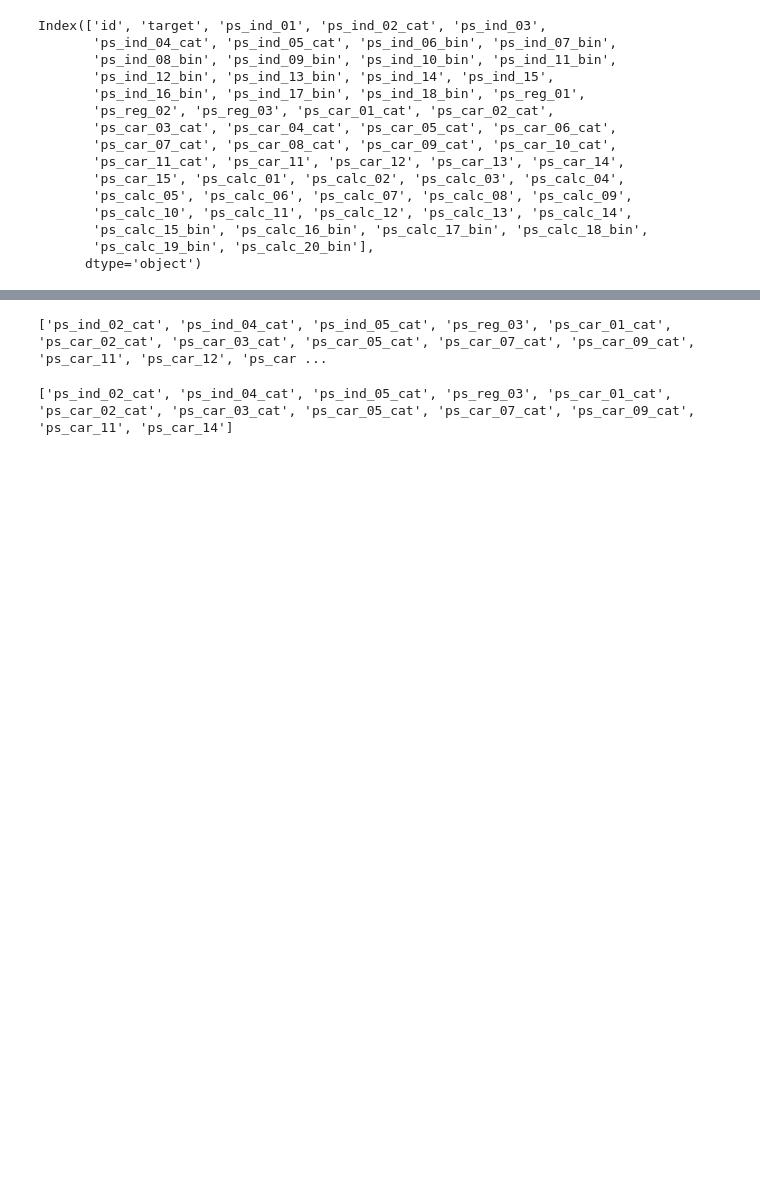
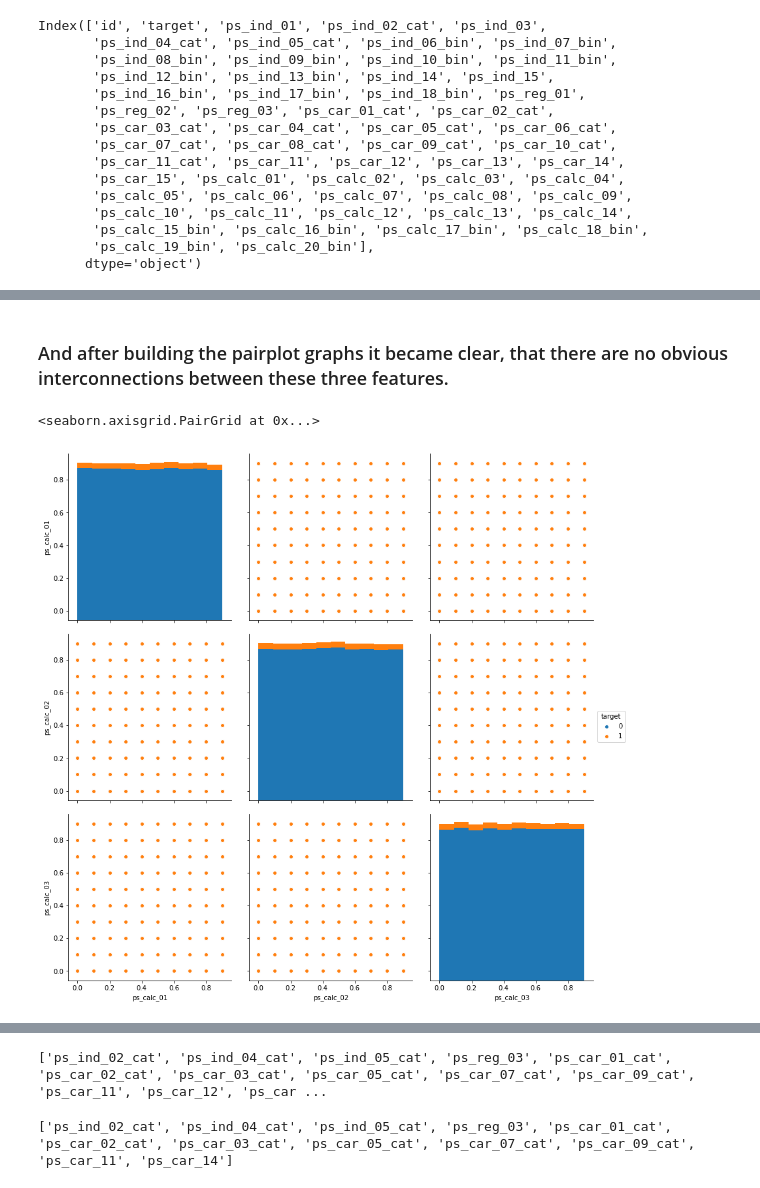
Before and after one commit to Shenderovv/DSPROJECT, a Jupyter notebook: vasilii.ipynb, the cells around one changed output, grey strips where cells are left out. Saved outputs shown, nothing was run; the diff lists cells and outputs as text; code cells hidden in the pictures; blank space fills up the shorter version.

```diff
--- a/vasilii.ipynb
+++ b/vasilii.ipynb
@@ -37,0 +58,7 @@ Index(['id', 'target', 'ps_ind_01', 'ps_ind_02_cat', 'ps_ind_03',
+# %% [markdown]
+### And after building the pairplot graphs it became clear, that there are no obvious interconnections between these three features.
+# %%
+sns.pairplot(train, hue='target', vars=['ps_calc_01','ps_calc_02','ps_calc_03'], size=4)
+# %% [output]
+<seaborn.axisgrid.PairGrid at 0x...>
+[figure, added]
```
Also changed, not shown: parts of 42 cells of this notebook, 1 other file.
